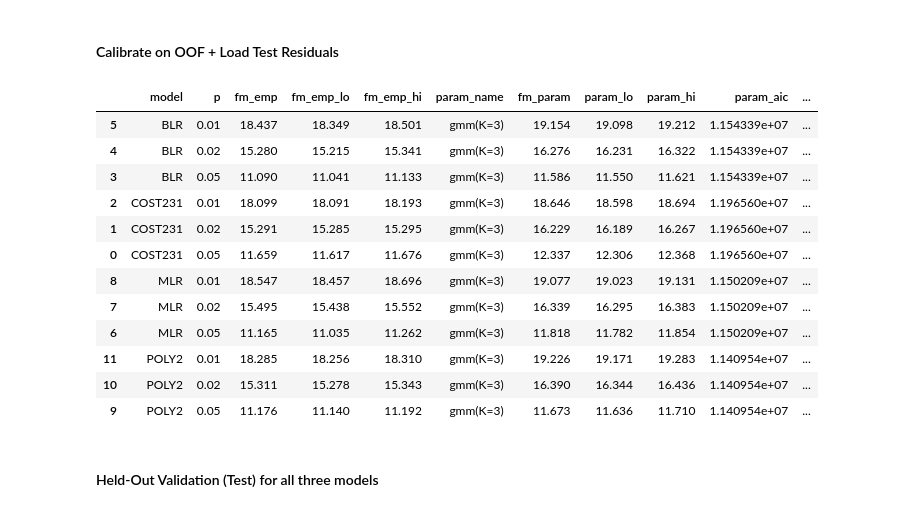
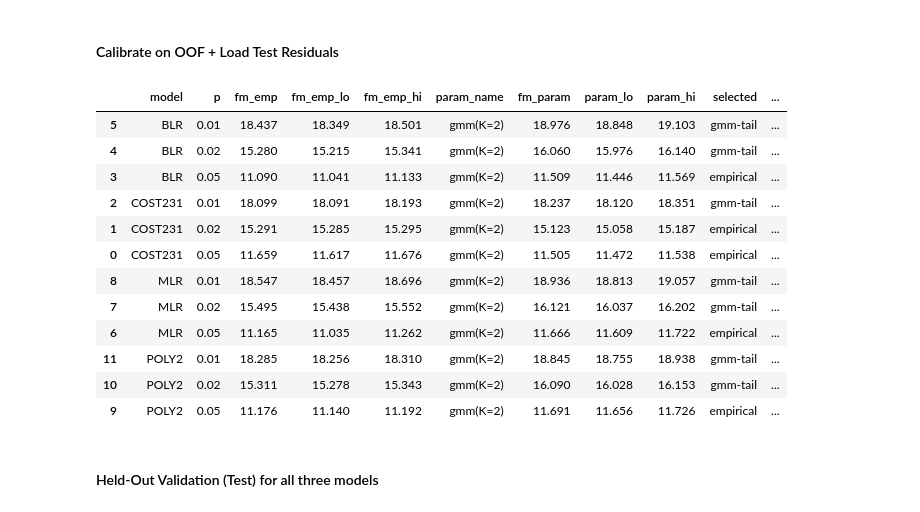
Before and after one commit to nahshonmokua/LoRaWAN-Indoor-PL-parametrics, a Jupyter notebook: 06_FADE MARGIN ANALYSIS.ipynb, the cells around one changed output. Drawn from its saved outputs; the diff is of its cells as text; code cells hidden in the pictures.

Commit message:
06: tail mixture with 05's K, fitted as in 05; block-bootstrap intervals with refits
Co-Authored-By: Claude Opus 5.5 <noreply@anthropic.com>

```diff
--- a/06_FADE MARGIN ANALYSIS.ipynb
+++ b/06_FADE MARGIN ANALYSIS.ipynb
@@ -137,6 +137,10 @@ for fam, candidates in CANDIDATE_OOF_FILES.items():
     test_devices[fam] = df_test[dev_col_test].astype(str).to_numpy() if dev_col_test else None
 
     print(f"[{fam}] OOF: {oof_path} (n={len(eps_oof)}) | TEST: {test_path} (n={len(eps_test)})")
+
+# Number of mixture components for the tail model, chosen in notebook 05 by cross-validation
+K_MIX = int(pd.read_csv(f"{OOF_DIR}/gmm_components.csv").query("selected")["K"].iloc[0])
+print(f"Tail mixture: {K_MIX} components (notebook 05)")
 # %% [output]
 [COST231] OOF: Data+Files+Plots+etc/residuals__COST231__BEST__oof.csv (n=1773515) | TEST: Data+Files+Plots+etc/residuals__COST231__BEST__test.csv (n=532055)
 [BLR] OOF: Data+Files+Plots+etc/residuals__BLR__BEST__oof.csv (n=1773515) | TEST: Data+Files+Plots+etc/residuals__BLR__BEST__test.csv (n=532055)
@@ -436,37 +445,39 @@ def fm_with_uncertainty(eps, p, use_parametric=True, B=5000, random_state=RANDOM
 # %%
 rows = []
 for fam, eps in oof_residuals.items():
+    block_len = choose_block_len_acf_cluster(eps, oof_devices.get(fam))   # dependence-aware block length (per device)
+    tail = mixture_tail(eps, P_GRID, block_len, cluster=oof_devices.get(fam), B=5000)
     for p in P_GRID:
-        out = fm_with_uncertainty(eps, p, use_parametric=True, B=5000,
+        out = fm_with_uncertainty(eps, p, tail[p], block_len, B=5000,
                                   random_state=RANDOM_STATE, cluster=oof_devices.get(fam))
         rows.append({"model": fam, **out})
 
 fm_table = pd.DataFrame(rows)
 
 display_cols = [
     "model", "p",
     "fm_emp", "fm_emp_lo", "fm_emp_hi",
-    "param_name", "fm_param", "param_lo", "param_hi", "param_aic", "param_bic",
+    "param_name", "fm_param", "param_lo", "param_hi",
     "selected", "fm_sel", "fm_sel_lo", "fm_sel_hi",
     "block_len", "estimator_note"
 ]
 
 display(fm_table[display_cols].round(3).sort_values(["model","p"]))
-fm_table.to_csv(f"{OOF_DIR}/fade_margins.csv", index=False)   # the bootstrap takes over an hour; keep its result next to the residual files
+fm_table.to_csv(f"{OOF_DIR}/fade_margins.csv", index=False)   # the bootstraps are the slow part; keep their result next to the residual files
 # %% [output]
-|  | model | p | fm_emp | fm_emp_lo | fm_emp_hi | param_name | fm_param | param_lo | param_hi | param_aic | ... |
-| 5 | BLR | 0.01 | 18.437 | 18.349 | 18.501 | gmm(K=3) | 19.154 | 19.098 | 19.212 | 1.154339e+07 | ... |
-| 4 | BLR | 0.02 | 15.280 | 15.215 | 15.341 | gmm(K=3) | 16.276 | 16.231 | 16.322 | 1.154339e+07 | ... |
-| 3 | BLR | 0.05 | 11.090 | 11.041 | 11.133 | gmm(K=3) | 11.586 | 11.550 | 11.621 | 1.154339e+07 | ... |
-| 2 | COST231 | 0.01 | 18.099 | 18.091 | 18.193 | gmm(K=3) | 18.646 | 18.598 | 18.694 | 1.196560e+07 | ... |
-| 1 | COST231 | 0.02 | 15.291 | 15.285 | 15.295 | gmm(K=3) | 16.229 | 16.189 | 16.267 | 1.196560e+07 | ... |
-| 0 | COST231 | 0.05 | 11.659 | 11.617 | 11.676 | gmm(K=3) | 12.337 | 12.306 | 12.368 | 1.196560e+07 | ... |
-| 8 | MLR | 0.01 | 18.547 | 18.457 | 18.696 | gmm(K=3) | 19.077 | 19.023 | 19.131 | 1.150209e+07 | ... |
-| 7 | MLR | 0.02 | 15.495 | 15.438 | 15.552 | gmm(K=3) | 16.339 | 16.295 | 16.383 | 1.150209e+07 | ... |
-| 6 | MLR | 0.05 | 11.165 | 11.035 | 11.262 | gmm(K=3) | 11.818 | 11.782 | 11.854 | 1.150209e+07 | ... |
-| 11 | POLY2 | 0.01 | 18.285 | 18.256 | 18.310 | gmm(K=3) | 19.226 | 19.171 | 19.283 | 1.140954e+07 | ... |
-| 10 | POLY2 | 0.02 | 15.311 | 15.278 | 15.343 | gmm(K=3) | 16.390 | 16.344 | 16.436 | 1.140954e+07 | ... |
-| 9 | POLY2 | 0.05 | 11.176 | 11.140 | 11.192 | gmm(K=3) | 11.673 | 11.636 | 11.710 | 1.140954e+07 | ... |
+|  | model | p | fm_emp | fm_emp_lo | fm_emp_hi | param_name | fm_param | param_lo | param_hi | selected | ... |
+| 5 | BLR | 0.01 | 18.437 | 18.349 | 18.501 | gmm(K=2) | 18.976 | 18.848 | 19.103 | gmm-tail | ... |
+| 4 | BLR | 0.02 | 15.280 | 15.215 | 15.341 | gmm(K=2) | 16.060 | 15.976 | 16.140 | gmm-tail | ... |
+| 3 | BLR | 0.05 | 11.090 | 11.041 | 11.133 | gmm(K=2) | 11.509 | 11.446 | 11.569 | empirical | ... |
+| 2 | COST231 | 0.01 | 18.099 | 18.091 | 18.193 | gmm(K=2) | 18.237 | 18.120 | 18.351 | gmm-tail | ... |
+| 1 | COST231 | 0.02 | 15.291 | 15.285 | 15.295 | gmm(K=2) | 15.123 | 15.058 | 15.187 | empirical | ... |
+| 0 | COST231 | 0.05 | 11.659 | 11.617 | 11.676 | gmm(K=2) | 11.505 | 11.472 | 11.538 | empirical | ... |
+| 8 | MLR | 0.01 | 18.547 | 18.457 | 18.696 | gmm(K=2) | 18.936 | 18.813 | 19.057 | gmm-tail | ... |
+| 7 | MLR | 0.02 | 15.495 | 15.438 | 15.552 | gmm(K=2) | 16.121 | 16.037 | 16.202 | gmm-tail | ... |
+| 6 | MLR | 0.05 | 11.165 | 11.035 | 11.262 | gmm(K=2) | 11.666 | 11.609 | 11.722 | empirical | ... |
+| 11 | POLY2 | 0.01 | 18.285 | 18.256 | 18.310 | gmm(K=2) | 18.845 | 18.755 | 18.938 | gmm-tail | ... |
+| 10 | POLY2 | 0.02 | 15.311 | 15.278 | 15.343 | gmm(K=2) | 16.090 | 16.028 | 16.153 | gmm-tail | ... |
+| 9 | POLY2 | 0.05 | 11.176 | 11.140 | 11.192 | gmm(K=2) | 11.691 | 11.656 | 11.726 | empirical | ... |
 # %% [markdown]
 #### Held‑Out Validation (Test) for all three models
 # %%
```
Also changed, not shown: parts of 6 cells of this notebook.
